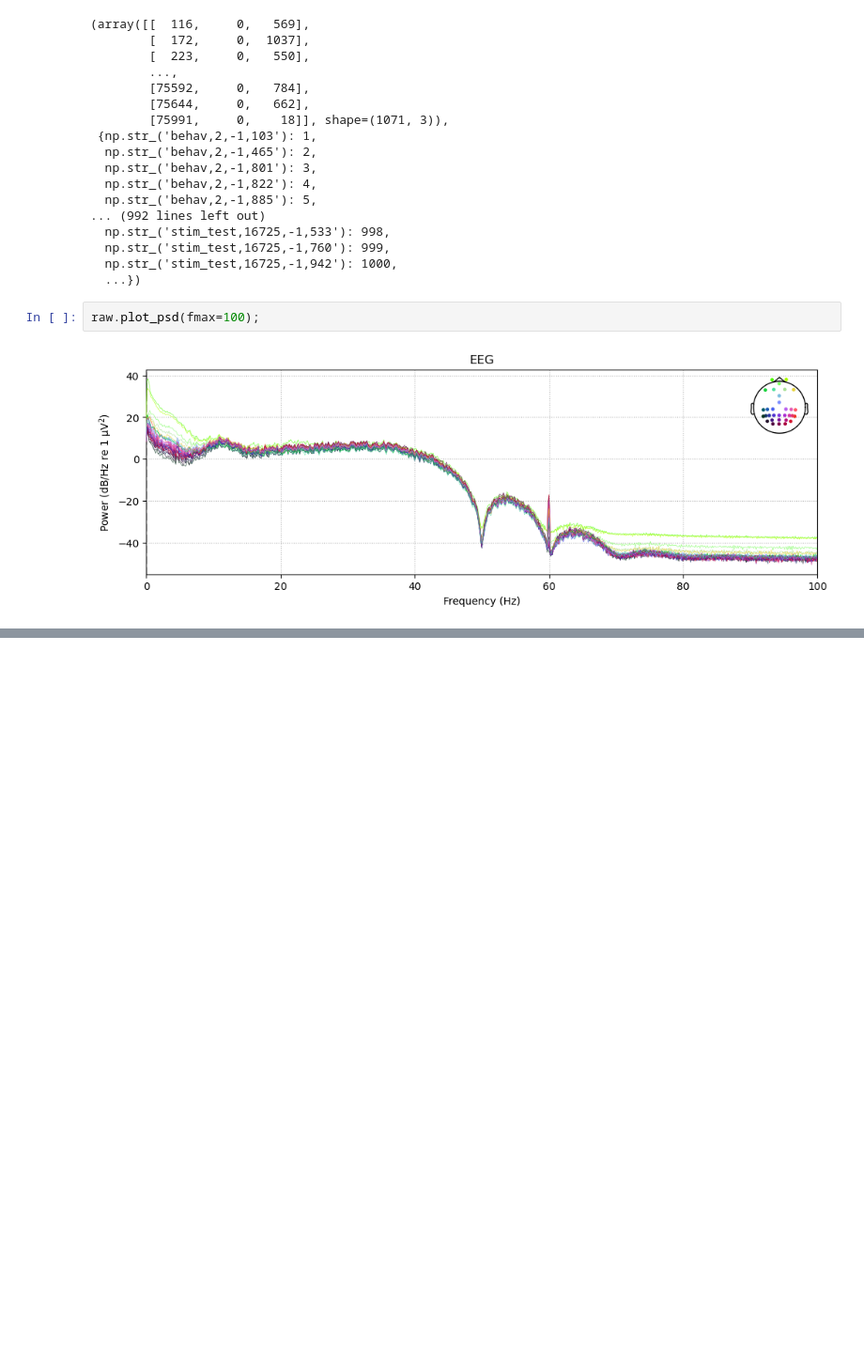
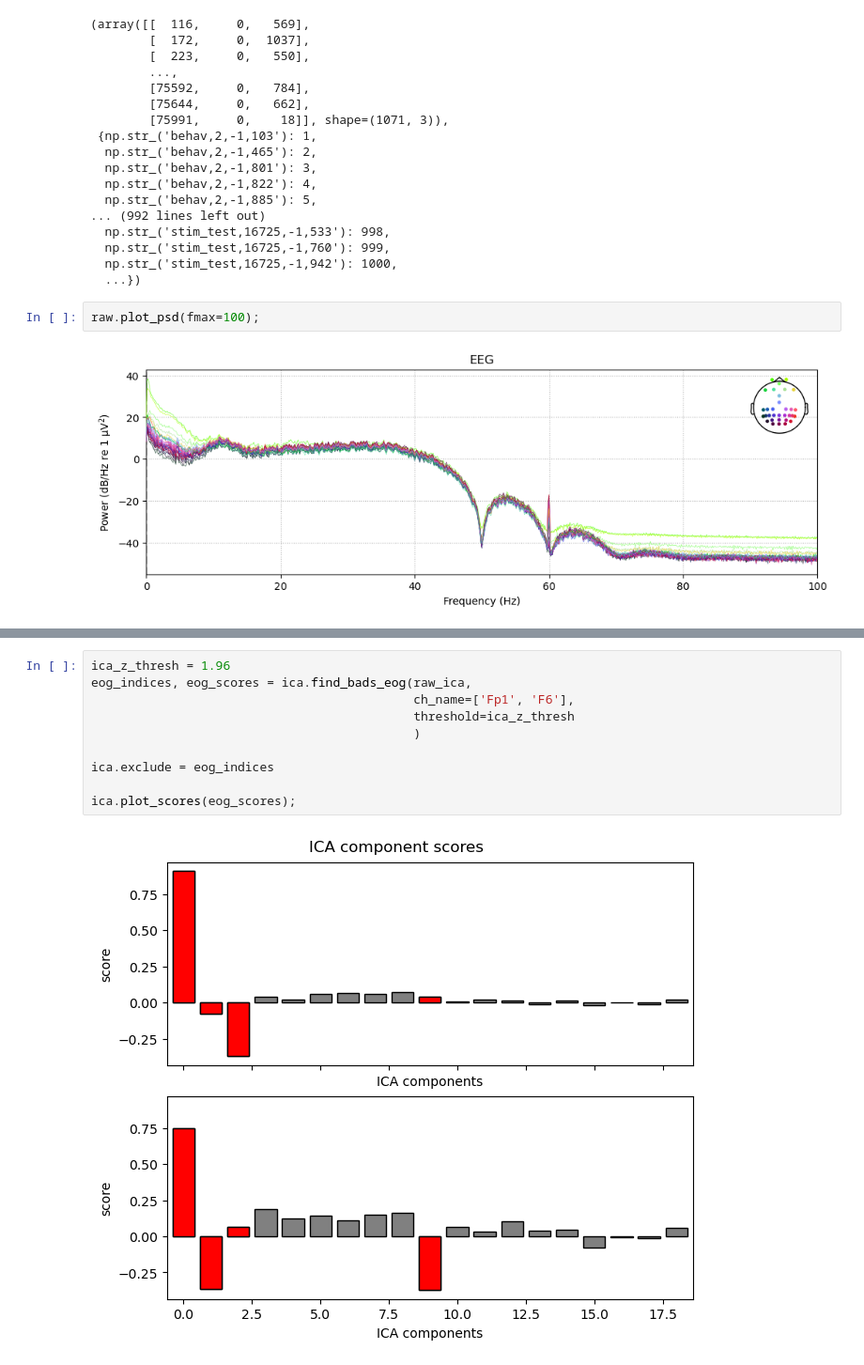
Before and after one commit to neurolawal/Alljoined_prepro, a Jupyter notebook: Preprocessing.ipynb, the cells around one changed output, grey strips where cells are left out. Shown at 94% size. Saved outputs shown, nothing was run; the diff lists cells and outputs as text; blank space fills up the shorter version.

```diff
--- a/Preprocessing.ipynb
+++ b/Preprocessing.ipynb
@@ -174,0 +255,12 @@ raw_filt = raw.copy().filter(low_cut, hi_cut)
+# %%
+ica_z_thresh = 1.96
+eog_indices, eog_scores = ica.find_bads_eog(raw_ica,
+                                            ch_name=['Fp1', 'F6'],
+                                            threshold=ica_z_thresh
+                                            )
+
+ica.exclude = eog_indices
+
+ica.plot_scores(eog_scores);
+# %% [output]
+[figure, added]
```
Also changed, not shown: parts of 17 cells of this notebook, 4 other files.
